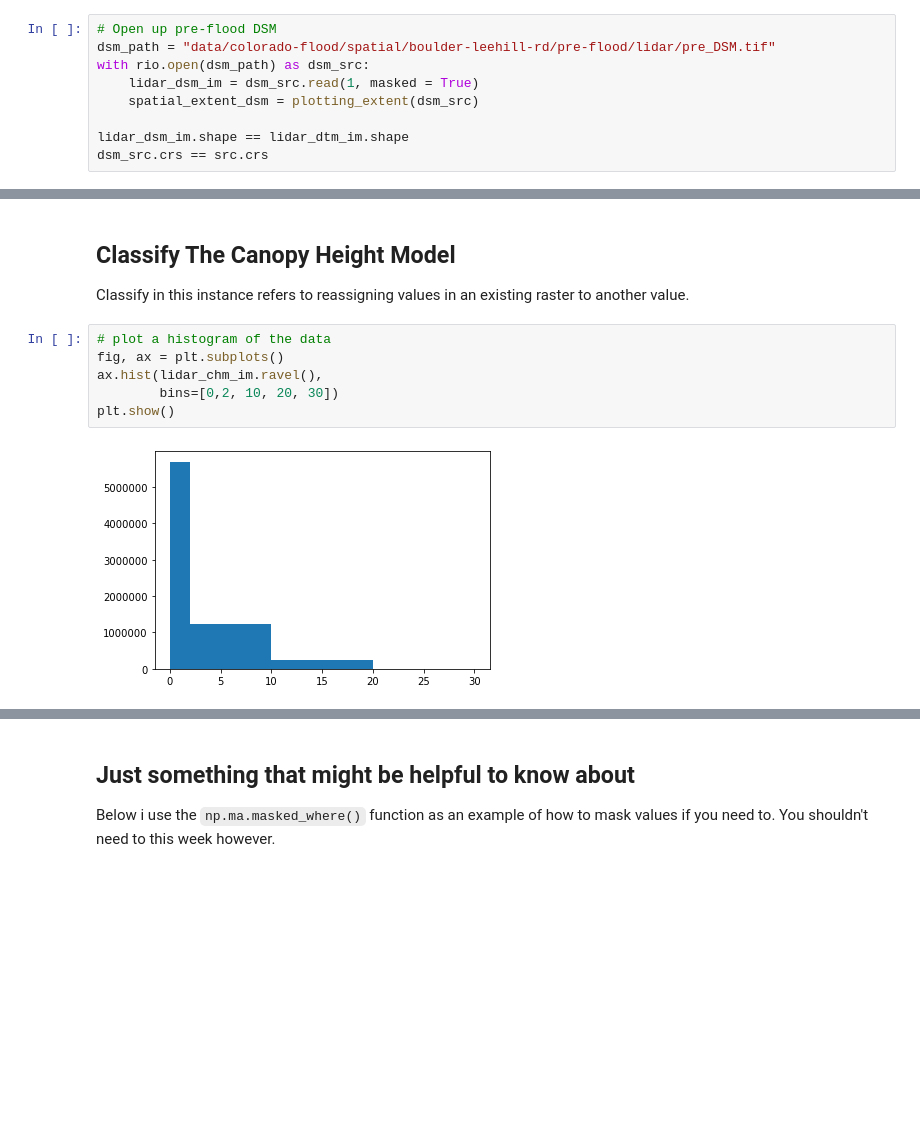
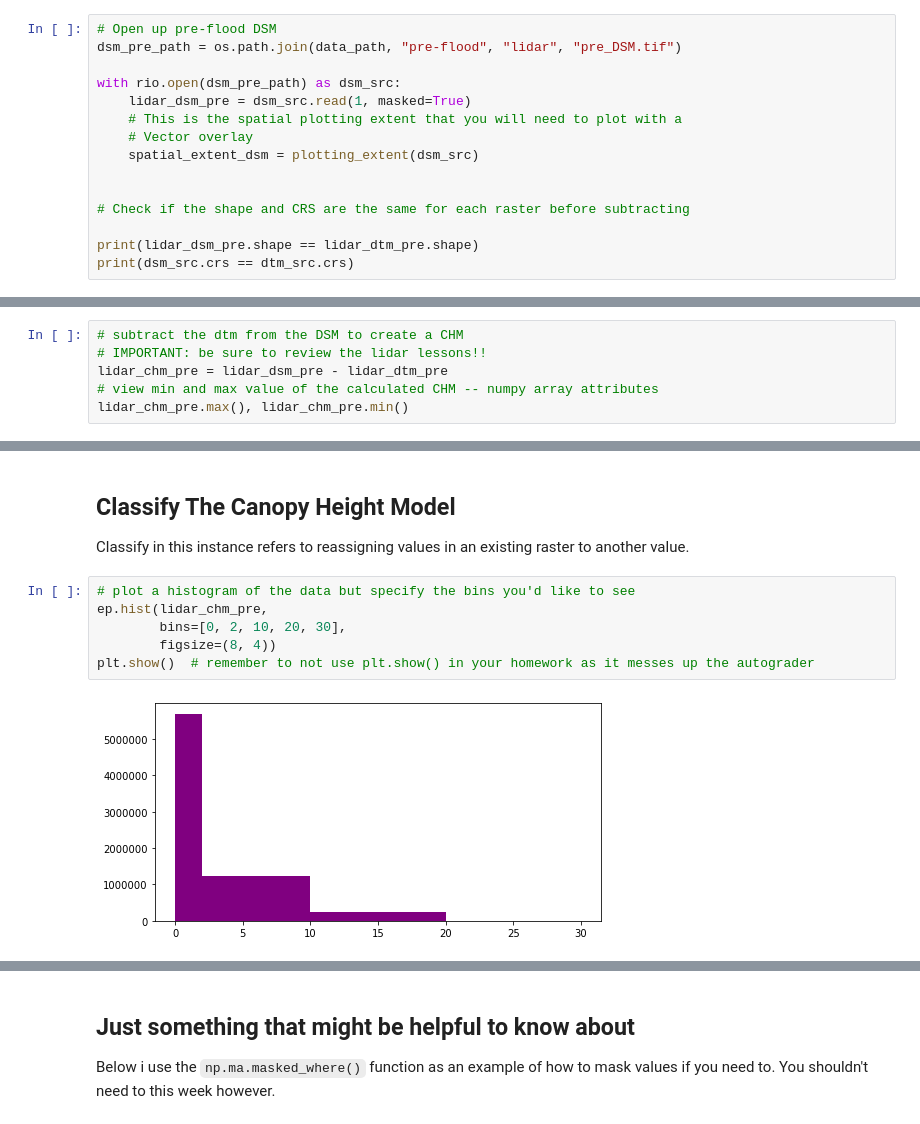
Before and after one commit to earthlab-education/ea-python-spring-2020-course-notebooks, a Jupyter notebook: in-class-demos/wk02-raster-demo.ipynb, the cells around one changed output, grey strips where cells are left out. Saved outputs shown, nothing was run; the diff lists cells and outputs as text; blank space fills up the shorter version.

```diff
--- a/in-class-demos/wk02-raster-demo.ipynb
+++ b/in-class-demos/wk02-raster-demo.ipynb
@@ -90,12 +96,18 @@ plt.show()
 ## Open Digital Surface Model from the Pre Flood Data
 # %%
 # Open up pre-flood DSM
-dsm_path = "data/colorado-flood/spatial/boulder-leehill-rd/pre-flood/lidar/pre_DSM.tif"
-with rio.open(dsm_path) as dsm_src:
-    lidar_dsm_im = dsm_src.read(1, masked = True)
+dsm_pre_path = os.path.join(data_path, "pre-flood", "lidar", "pre_DSM.tif")
+
+with rio.open(dsm_pre_path) as dsm_src:
+    lidar_dsm_pre = dsm_src.read(1, masked=True)
+    # This is the spatial plotting extent that you will need to plot with a
+    # Vector overlay
     spatial_extent_dsm = plotting_extent(dsm_src)
 
-lidar_dsm_im.shape == lidar_dtm_im.shape
-dsm_src.crs == src.crs
+
+# Check if the shape and CRS are the same for each raster before subtracting
+
+print(lidar_dsm_pre.shape == lidar_dtm_pre.shape)
+print(dsm_src.crs == dtm_src.crs)
 # %% [output]
 True
@@ -110,0 +117,6 @@ lidar_chm_im.max(), lidar_chm_im.min()
+# %%
+# subtract the dtm from the DSM to create a CHM
+# IMPORTANT: be sure to review the lidar lessons!!
+lidar_chm_pre = lidar_dsm_pre - lidar_dtm_pre
+# view min and max value of the calculated CHM -- numpy array attributes
+lidar_chm_pre.max(), lidar_chm_pre.min()
@@ -144,11 +160,11 @@ plt.show()
 
 Classify in this instance refers to reassigning values in an existing raster to another value.
 # %%
-# plot a histogram of the data
-fig, ax = plt.subplots()
-ax.hist(lidar_chm_im.ravel(),
-        bins=[0,2, 10, 20, 30])
-plt.show()
+# plot a histogram of the data but specify the bins you'd like to see
+ep.hist(lidar_chm_pre,
+        bins=[0, 2, 10, 20, 30],
+        figsize=(8, 4))
+plt.show()  # remember to not use plt.show() in your homework as it messes up the autograder
 # %% [output]
-[figure, old version]
+[figure, new version]
 # %%
```
Also changed, not shown: parts of 26 cells of this notebook.
